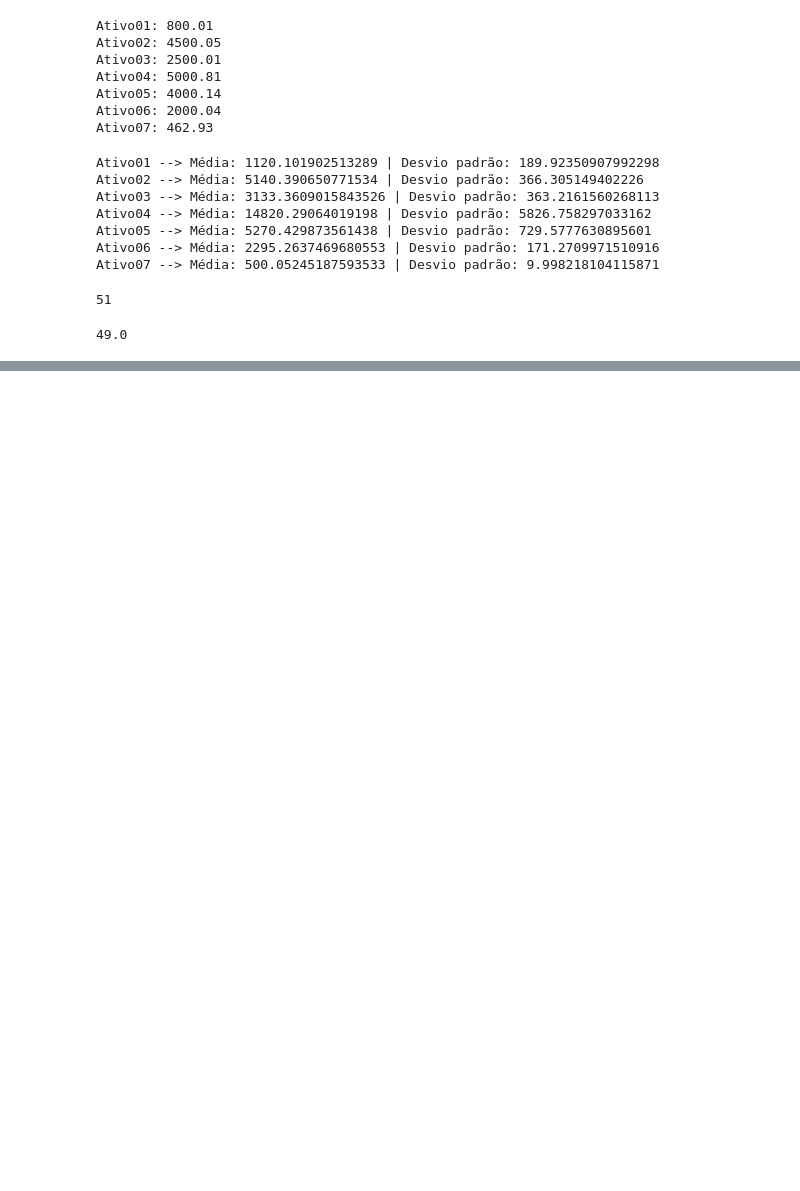
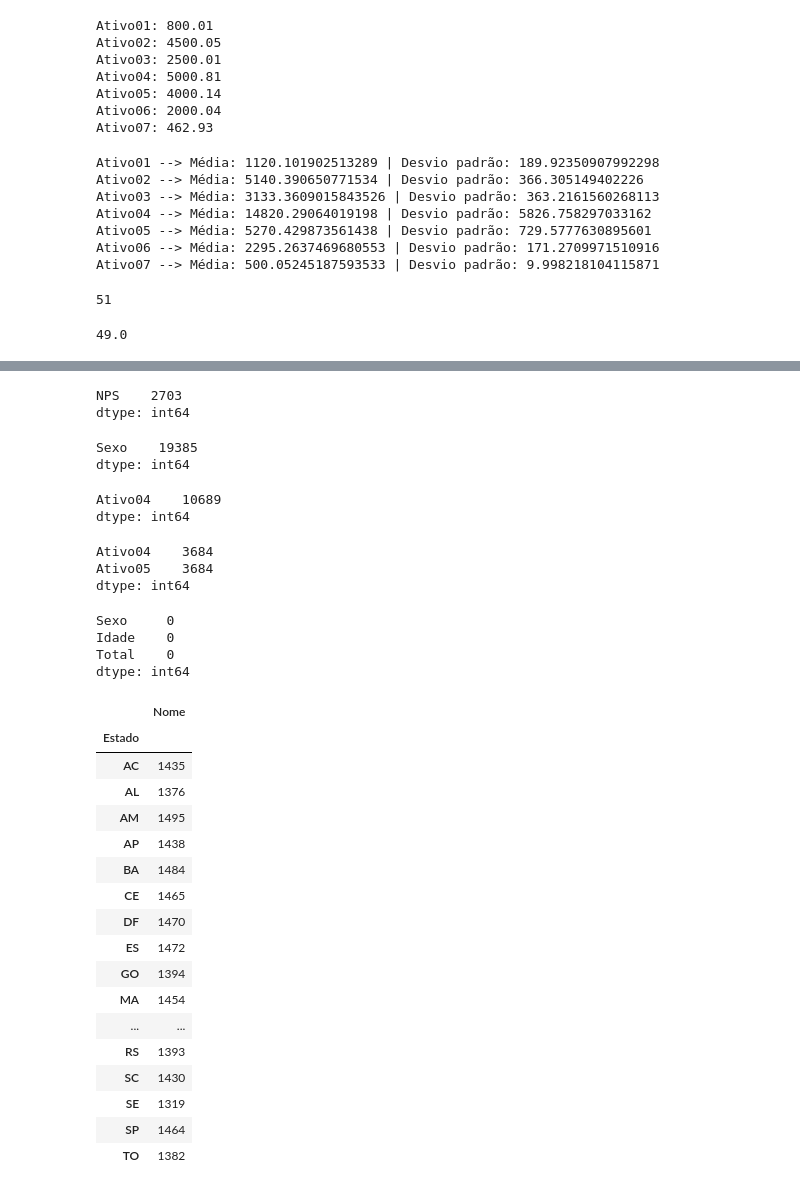
Before and after one commit to Liz03Oliver/analise_exploratoria_dados_financeiros, a Jupyter notebook: analise.ipynb, the cells around one changed output, grey strips where cells are left out. Saved outputs shown, nothing was run; the diff lists cells and outputs as text; code cells hidden in the pictures; blank space fills up the shorter version.

```diff
--- a/analise.ipynb
+++ b/analise.ipynb
@@ -855,0 +827,62 @@ dados_fin['Media'].median()
+# %%
+# Quantos investidores são promotores?
+
+
+dados_fin[['NPS']].query('NPS == "Promotor"').count()
+# %% [output]
+NPS    2703
+dtype: int64
+# %%
+# Quantos investidores são do sexo feminino?
+
+dados_fin[['Sexo']].query('Sexo == "Feminino"').count()
+# %% [output]
+Sexo    19385
+dtype: int64
+# %%
+# Quantos investidores investiram mais de 16000 no Ativo04?
+
+dados_fin[['Ativo04']].query('Ativo04 > 16000').count()
+# %% [output]
+Ativo04    10689
+dtype: int64
+# %%
+# Quantos investidores investiram mais de 16000 no Ativo04 e menos de 5000 no Ativo05?
+
+dados_fin[['Ativo04', 'Ativo05']].query('(Ativo04 > 16000) & (Ativo05 < 5000)').count()
+# %% [output]
+Ativo04    3684
+Ativo05    3684
+dtype: int64
+# %%
+# Quantos investidores do sexo feminino tem mais de 25 anos e investiu menos de 10000? (bonus: por que esse dado seria importante para a estratégia da nossa empresa?)
+
+dados_fin[['Sexo', 'Idade', 'Total']].query('(Sexo == "Feminino") & (Idade > 25) & (Total < 10000)').count()
+# %% [output]
+Sexo     0
+Idade    0
+Total    0
+dtype: int64
+# %%
+# Quantos investidores tem em cada estado (dica: use groupby)
+
+dados_fin[['Nome', 'Estado']].groupby(['Estado']).count()
+# %% [output]
+|  | Nome |
+| Estado |  |
+| AC | 1435 |
+| AL | 1376 |
+| AM | 1495 |
+| AP | 1438 |
+| BA | 1484 |
+| CE | 1465 |
+| DF | 1470 |
+| ES | 1472 |
+| GO | 1394 |
+| MA | 1454 |
+| ... | ... |
+| RS | 1393 |
+| SC | 1430 |
+| SE | 1319 |
+| SP | 1464 |
+| TO | 1382 |
```
Also changed, not shown: parts of 6 cells of this notebook.
